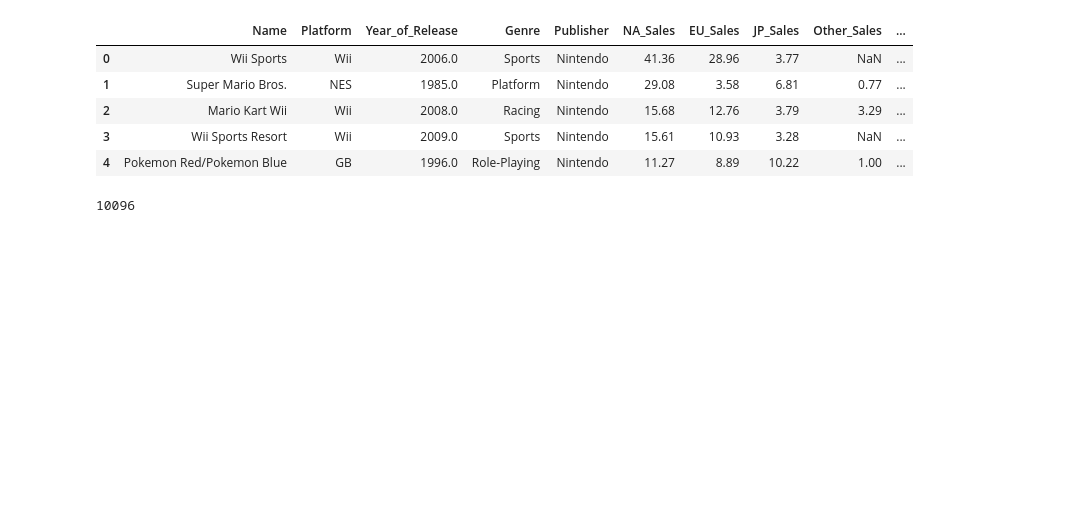
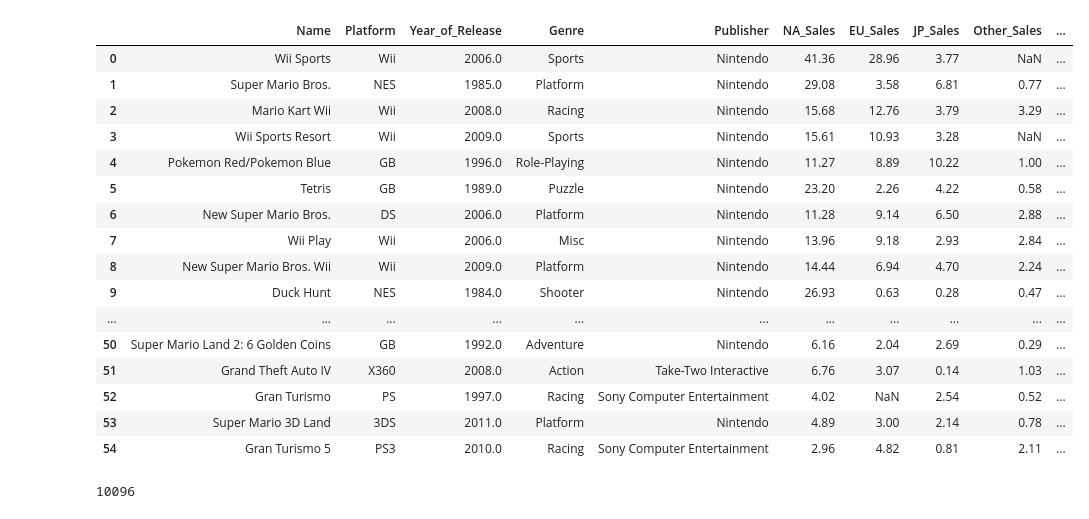
Before and after one commit to Noixas/DataMadness-2020-Video-Games-Sales-2019, a Jupyter notebook: datamadness_cleaned.ipynb, the cells around one changed output. Saved outputs shown, nothing was run; the diff lists cells and outputs as text; code cells hidden in the pictures; blank space fills up the shorter version.

```diff
--- a/datamadness_cleaned.ipynb
+++ b/datamadness_cleaned.ipynb
@@ -21,14 +21,25 @@ warnings.filterwarnings('ignore')
 df = pd.read_csv("data/vgsales.csv")
 # df.value.astype(int, copy=False);
 # %%
-df.head(5)
+df.head(55)
 # %% [output]
 |  | Name | Platform | Year_of_Release | Genre | Publisher | NA_Sales | EU_Sales | JP_Sales | Other_Sales | ... |
 | 0 | Wii Sports | Wii | 2006.0 | Sports | Nintendo | 41.36 | 28.96 | 3.77 | NaN | ... |
 | 1 | Super Mario Bros. | NES | 1985.0 | Platform | Nintendo | 29.08 | 3.58 | 6.81 | 0.77 | ... |
 | 2 | Mario Kart Wii | Wii | 2008.0 | Racing | Nintendo | 15.68 | 12.76 | 3.79 | 3.29 | ... |
 | 3 | Wii Sports Resort | Wii | 2009.0 | Sports | Nintendo | 15.61 | 10.93 | 3.28 | NaN | ... |
 | 4 | Pokemon Red/Pokemon Blue | GB | 1996.0 | Role-Playing | Nintendo | 11.27 | 8.89 | 10.22 | 1.00 | ... |
+| 5 | Tetris | GB | 1989.0 | Puzzle | Nintendo | 23.20 | 2.26 | 4.22 | 0.58 | ... |
+| 6 | New Super Mario Bros. | DS | 2006.0 | Platform | Nintendo | 11.28 | 9.14 | 6.50 | 2.88 | ... |
+| 7 | Wii Play | Wii | 2006.0 | Misc | Nintendo | 13.96 | 9.18 | 2.93 | 2.84 | ... |
+| 8 | New Super Mario Bros. Wii | Wii | 2009.0 | Platform | Nintendo | 14.44 | 6.94 | 4.70 | 2.24 | ... |
+| 9 | Duck Hunt | NES | 1984.0 | Shooter | Nintendo | 26.93 | 0.63 | 0.28 | 0.47 | ... |
+| ... | ... | ... | ... | ... | ... | ... | ... | ... | ... | ... |
+| 50 | Super Mario Land 2: 6 Golden Coins | GB | 1992.0 | Adventure | Nintendo | 6.16 | 2.04 | 2.69 | 0.29 | ... |
+| 51 | Grand Theft Auto IV | X360 | 2008.0 | Action | Take-Two Interactive | 6.76 | 3.07 | 0.14 | 1.03 | ... |
+| 52 | Gran Turismo | PS | 1997.0 | Racing | Sony Computer Entertainment | 4.02 | NaN | 2.54 | 0.52 | ... |
+| 53 | Super Mario 3D Land | 3DS | 2011.0 | Platform | Nintendo | 4.89 | 3.00 | 2.14 | 0.78 | ... |
+| 54 | Gran Turismo 5 | PS3 | 2010.0 | Racing | Sony Computer Entertainment | 2.96 | 4.82 | 0.81 | 2.11 | ... |
 # %%
 df.Developer.count()
 # %% [output]
```
Also changed, not shown: parts of 6 cells of this notebook.
